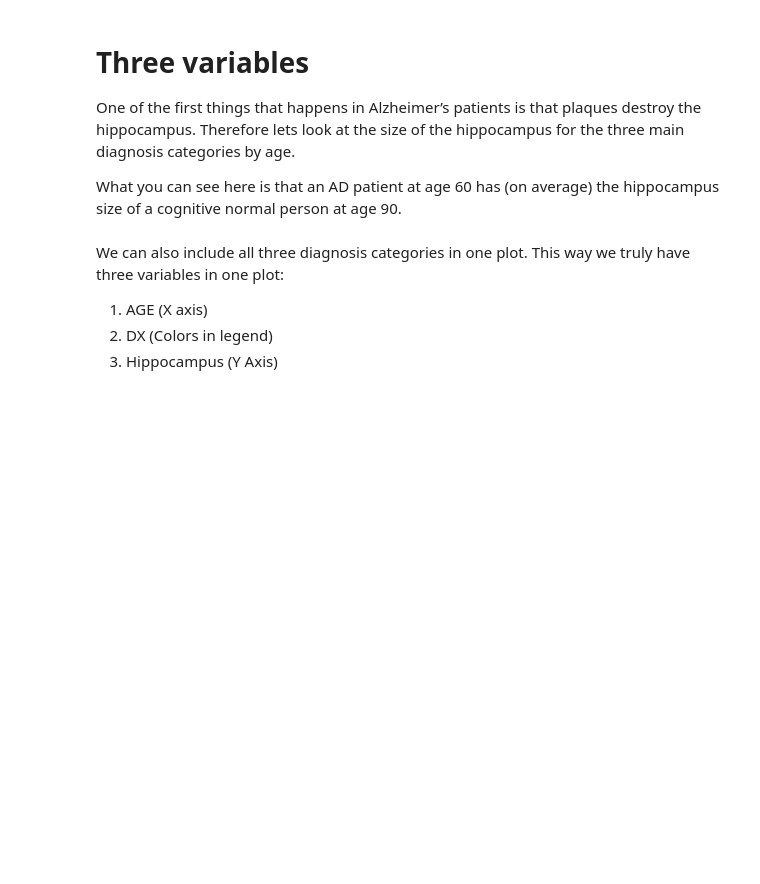
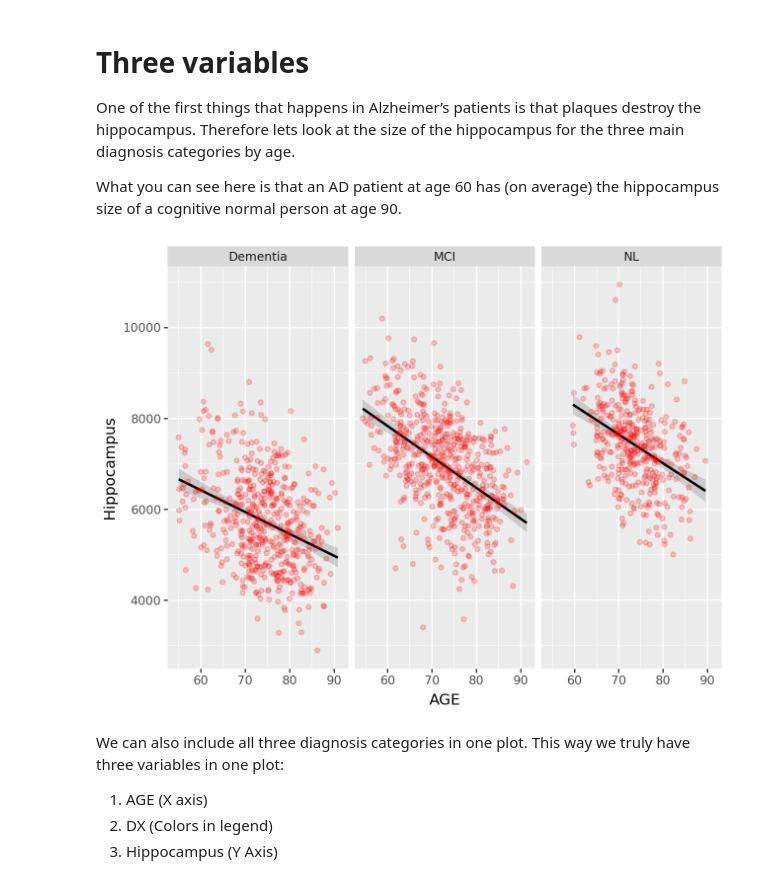
Before and after one commit to pleunipennings/CSC508_ML_Biomedicine_Class, a Jupyter notebook: Module4/Module_4a_PatData_ExploratoryDataAnalysis.ipynb, the cells around one changed output. Cells and saved outputs as stored; diff of their text form; code cells hidden in the pictures; blank space fills up the shorter version.

```diff
--- a/Module4/Module_4a_PatData_ExploratoryDataAnalysis.ipynb
+++ b/Module4/Module_4a_PatData_ExploratoryDataAnalysis.ipynb
@@ -225,12 +280,14 @@ One of the first things that happens in Alzheimer’s patients is that plaques d
 What you can see here is that an AD patient at age 60 has (on average) the hippocampus size of a cognitive normal person at age 90.
 # %%
 # Plotting 3 separate scatterplots
-(ggplot(data=PD2) +
+(ggplot(data=PatDataSimple) +
  aes(x='AGE', y='Hippocampus') +
  geom_smooth(method = 'lm')+
  geom_point(alpha = 0.2, color="red") +
  facet_grid('. ~ DX')
  )
+# %% [output]
+[figure, added]
 # %% [markdown]
 We can also include all three diagnosis categories in one plot. This way we truly have three variables in one plot:
 1. AGE (X axis)
```
Also changed, not shown: parts of 28 cells of this notebook.
